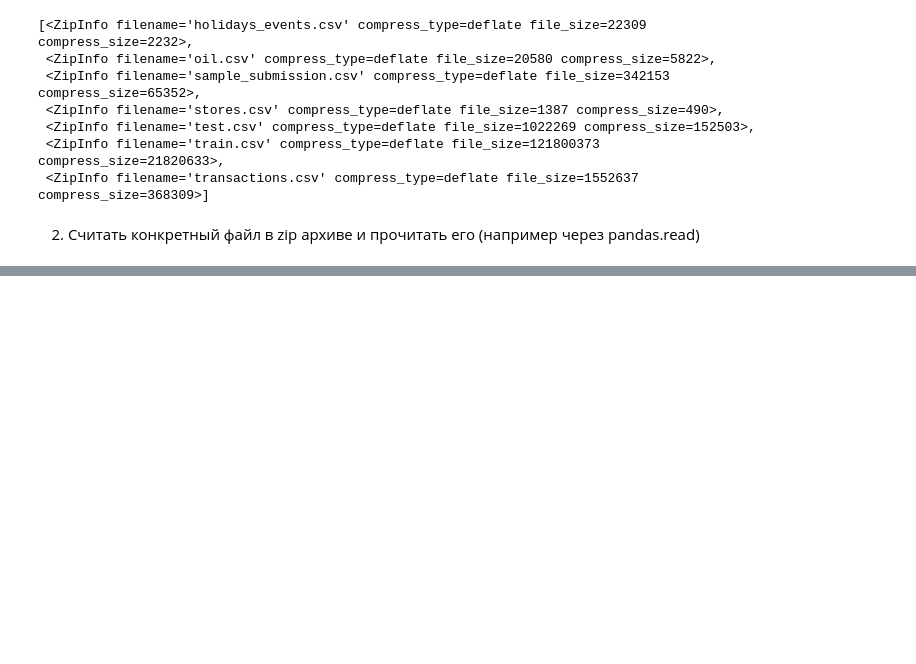
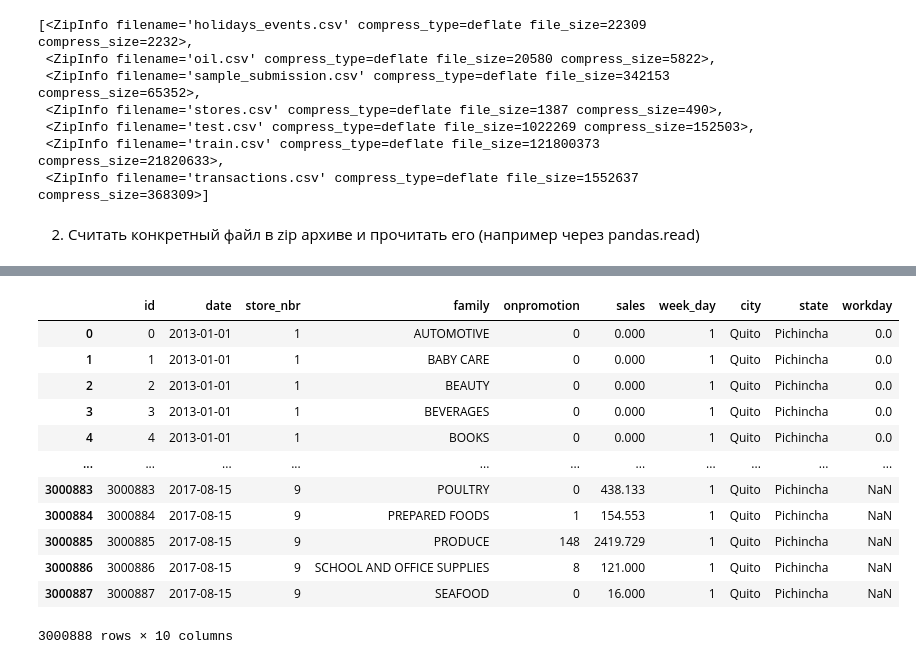
Before and after one commit to anthonypotekhin/kaggle, a Jupyter notebook: store_sales.ipynb, the cells around one changed output, grey strips where cells are left out. Drawn from its saved outputs; the diff is of its cells as text; code cells hidden in the pictures; blank space fills up the shorter version.

Commit message:
контрольная точка для stores and sales

```diff
--- a/store_sales.ipynb
+++ b/store_sales.ipynb
@@ -47,0 +118,9 @@ train
+# %%
+# нерабочие для всех (161 день за все годы)
+holidays_for_all = holiday_df[holiday_df.locale == 'National'].\
+    query("transferred == False").\
+    query("type != 'Work Day' ")
+
+holidays_for_all['workday'] = holidays_for_all.transferred.map(int)
+
+holidays_for_all.head()
@@ -47,0 +196,12 @@ train
+# %%
+train['datetime'] = pd.to_datetime(train.date, format='%Y-%m-%d')
+train =  train.drop('date',axis=1)\
+.rename(columns={'datetime':'date'})\
+[['id', 'date', 'store_nbr', 'family', 'onpromotion', 'sales']]
+
+#train['year'] = train.date.dt.year
+#train['month'] = train.date.dt.month
+#train['day'] = train.date.dt.day
+train['week_day'] = train.date.dt.day_of_week
+
+train
@@ -47,0 +226,29 @@ train
+# %%
+# примерджим в датасэт train информацию о местонахождении магазинов
+train_filled = train.merge(stores_df, on='store_nbr',
+            how='outer').drop(['type', 'cluster'], axis=1)
+
+# Отберем только тот диапазон дней, который соответствует тренировочному датасэту, уберем дубликаты дат
+holiday_temp = holidays_for_all[(holidays_for_all.date <= '2017-08-15') &\
+                                        (holidays_for_all.date >='2013-01-01')]\
+                                        [['date', 'workday']].\
+                                        drop_duplicates('date')
+
+# добавим столбец, описывающий - выходной это день или рабочий
+train_filled['workday'] = train_filled['date'].map(holiday_temp.set_index('date')['workday'])
+
+train_filled
+# %% [output]
+|  | id | date | store_nbr | family | onpromotion | sales | week_day | city | state | workday |
+| 0 | 0 | 2013-01-01 | 1 | AUTOMOTIVE | 0 | 0.000 | 1 | Quito | Pichincha | 0.0 |
+| 1 | 1 | 2013-01-01 | 1 | BABY CARE | 0 | 0.000 | 1 | Quito | Pichincha | 0.0 |
+| 2 | 2 | 2013-01-01 | 1 | BEAUTY | 0 | 0.000 | 1 | Quito | Pichincha | 0.0 |
+| 3 | 3 | 2013-01-01 | 1 | BEVERAGES | 0 | 0.000 | 1 | Quito | Pichincha | 0.0 |
+| 4 | 4 | 2013-01-01 | 1 | BOOKS | 0 | 0.000 | 1 | Quito | Pichincha | 0.0 |
+| ... | ... | ... | ... | ... | ... | ... | ... | ... | ... | ... |
+| 3000883 | 3000883 | 2017-08-15 | 9 | POULTRY | 0 | 438.133 | 1 | Quito | Pichincha | NaN |
+| 3000884 | 3000884 | 2017-08-15 | 9 | PREPARED FOODS | 1 | 154.553 | 1 | Quito | Pichincha | NaN |
+| 3000885 | 3000885 | 2017-08-15 | 9 | PRODUCE | 148 | 2419.729 | 1 | Quito | Pichincha | NaN |
+| 3000886 | 3000886 | 2017-08-15 | 9 | SCHOOL AND OFFICE SUPPLIES | 8 | 121.000 | 1 | Quito | Pichincha | NaN |
+| 3000887 | 3000887 | 2017-08-15 | 9 | SEAFOOD | 0 | 16.000 | 1 | Quito | Pichincha | NaN |
+3000888 rows × 10 columns
```
Also changed, not shown: parts of 24 cells of this notebook.
